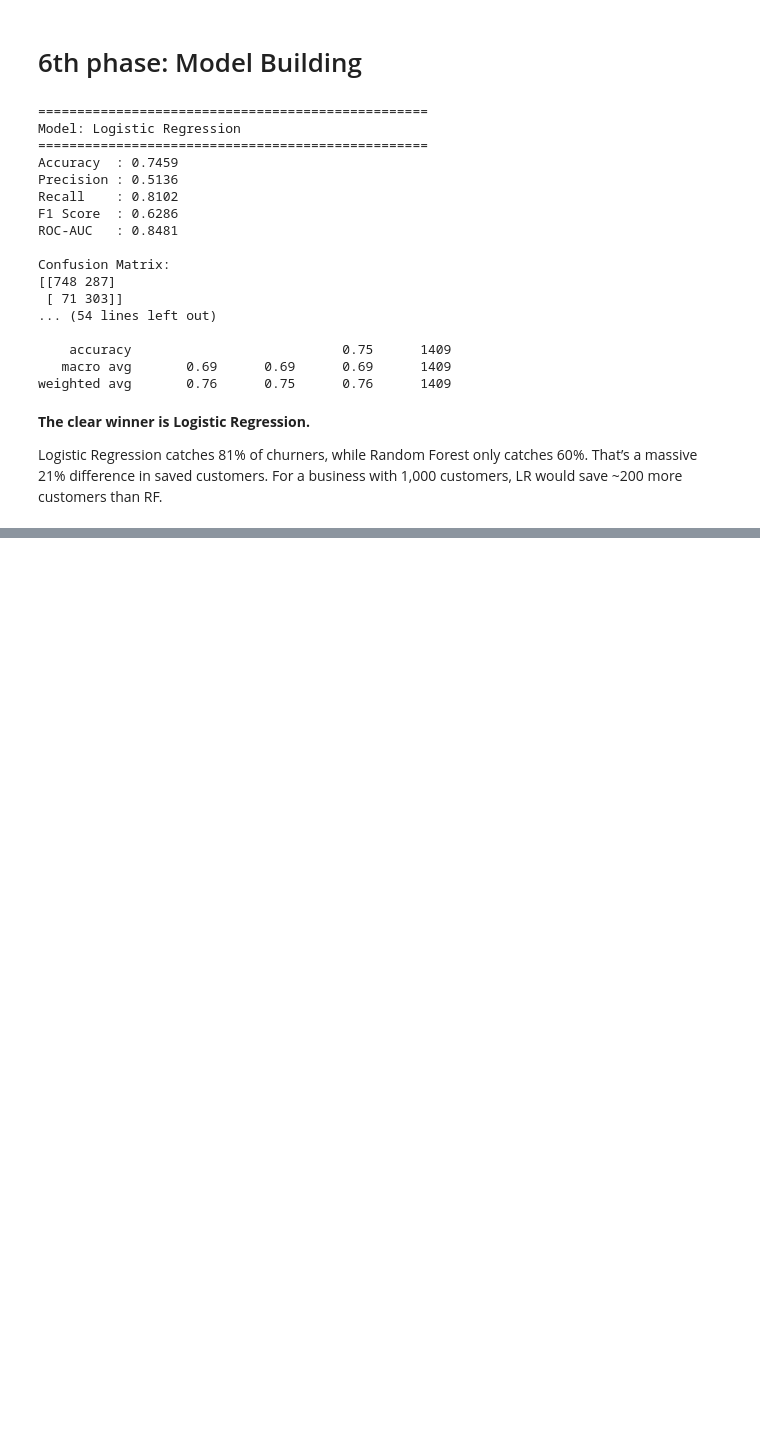
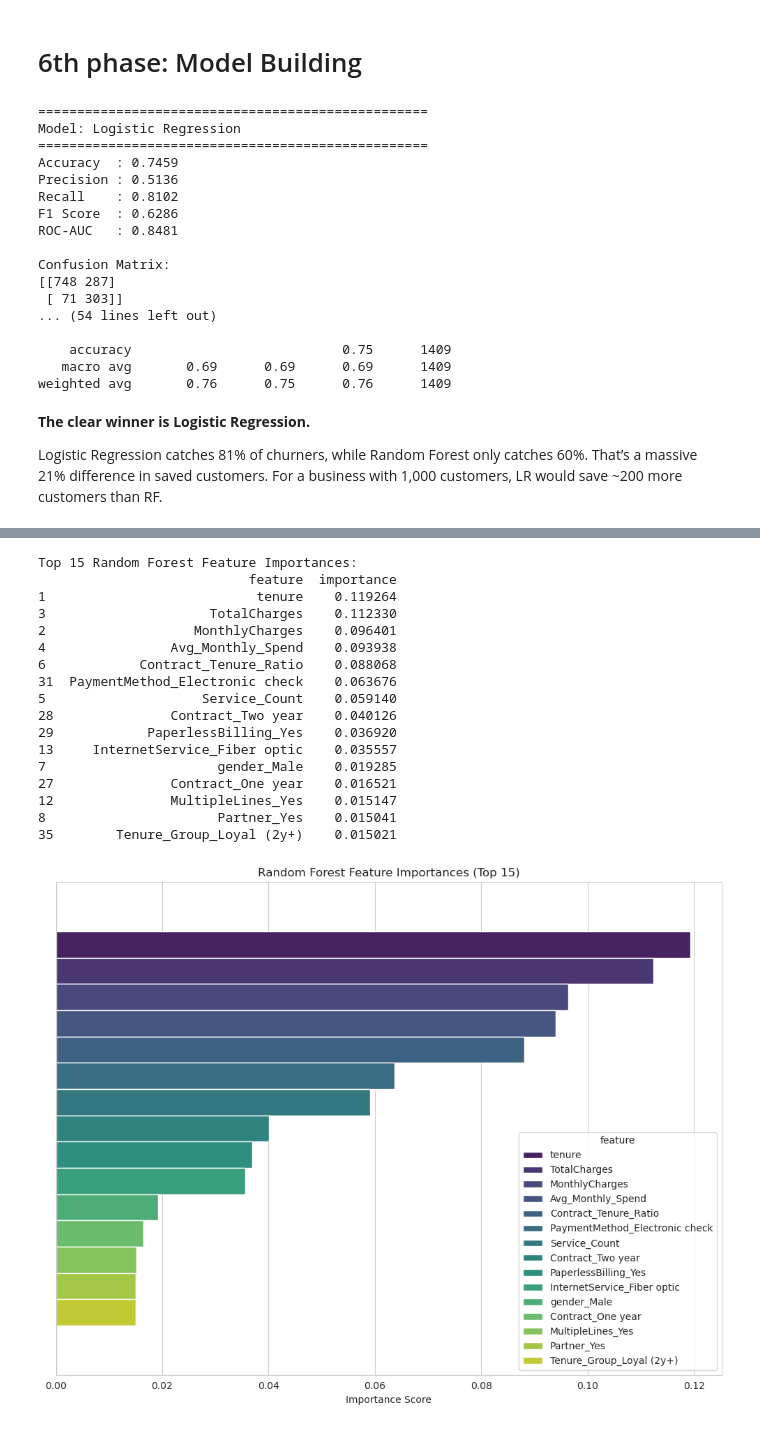
Before and after one commit to g30613740/customer_churn_prediction, a Jupyter notebook: main.ipynb, the cells around one changed output, grey strips where cells are left out. Drawn from its saved outputs; the diff is of its cells as text; code cells hidden in the pictures; blank space fills up the shorter version.

```diff
--- a/main.ipynb
+++ b/main.ipynb
@@ -737,0 +822,36 @@ Logistic Regression catches 81% of churners, while Random Forest only catches 60
+# %%
+# --- Random Forest Feature Importances ---
+rf_importances = pd.DataFrame({
+    'feature': feature_names,
+    'importance': rf.feature_importances_
+}).sort_values('importance', ascending=False).head(15)
+
+print("\nTop 15 Random Forest Feature Importances:")
+print(rf_importances)
+
+# Plot RF importances
+plt.figure(figsize=(10, 8))
+sns.barplot(data=rf_importances, x='importance', hue='feature', palette='viridis')
+plt.title('Random Forest Feature Importances (Top 15)')
+plt.xlabel('Importance Score')
+plt.tight_layout()
+plt.show()
+# %% [output]
+Top 15 Random Forest Feature Importances:
+                           feature  importance
+1                           tenure    0.119264
+3                     TotalCharges    0.112330
+2                   MonthlyCharges    0.096401
+4                Avg_Monthly_Spend    0.093938
+6            Contract_Tenure_Ratio    0.088068
+31  PaymentMethod_Electronic check    0.063676
+5                    Service_Count    0.059140
+28               Contract_Two year    0.040126
+29            PaperlessBilling_Yes    0.036920
+13     InternetService_Fiber optic    0.035557
+7                      gender_Male    0.019285
+27               Contract_One year    0.016521
+12               MultipleLines_Yes    0.015147
+8                      Partner_Yes    0.015041
+35        Tenure_Group_Loyal (2y+)    0.015021
+[figure, added]
```
Also changed, not shown: parts of 4 cells of this notebook.
